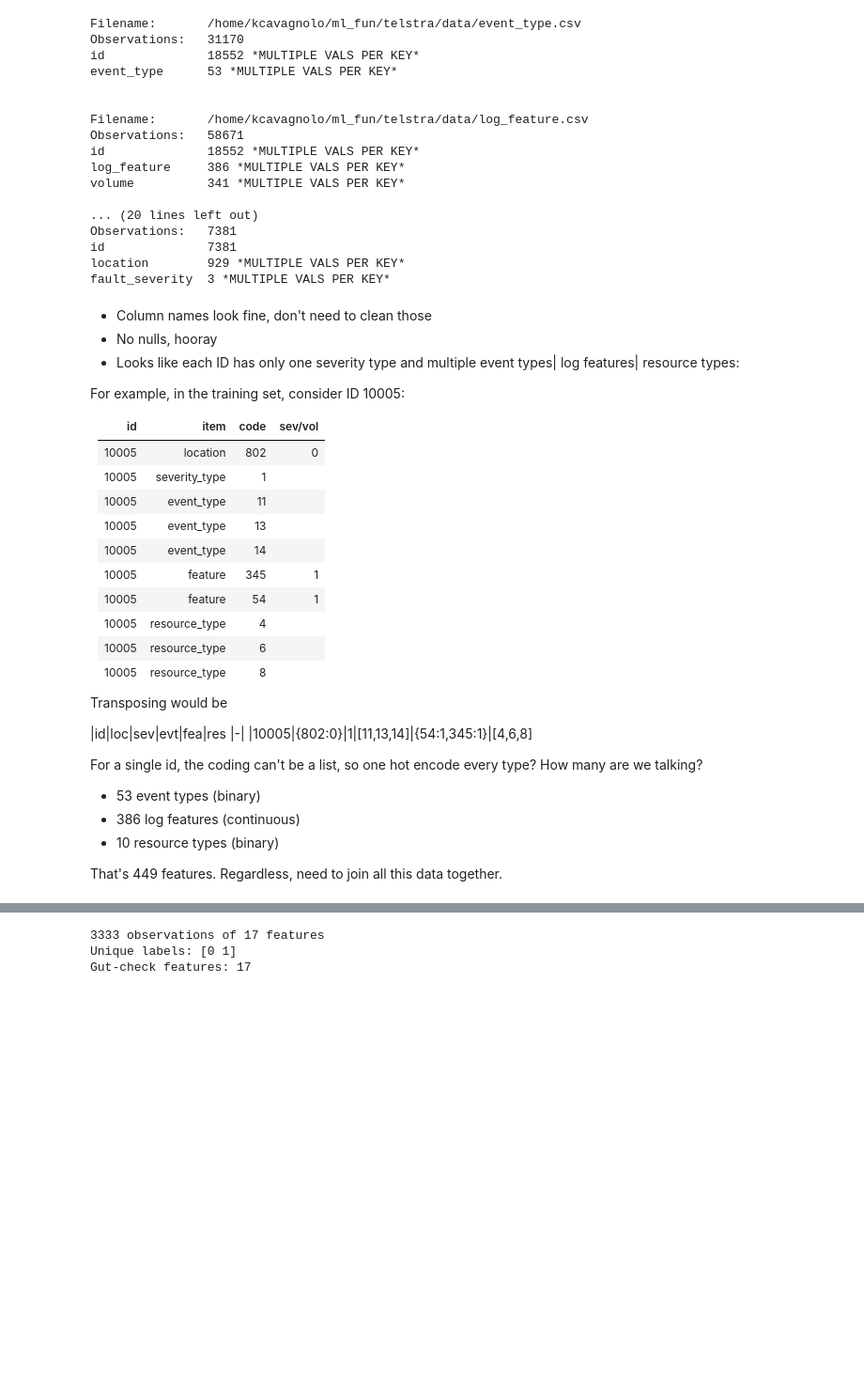
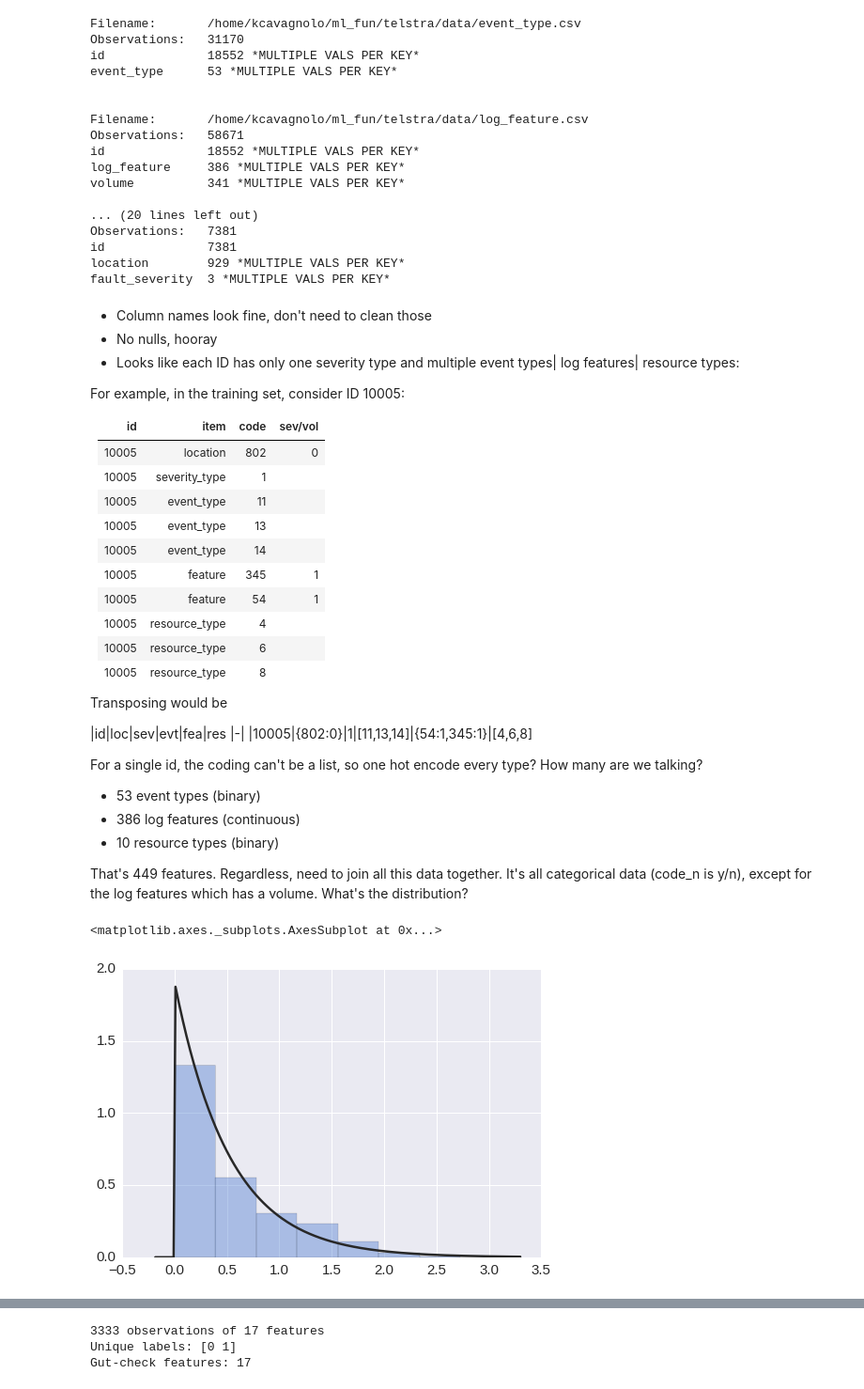
Before and after one commit to abiraja2004/ml_fun, a Jupyter notebook: telstra/notes.ipynb, the cells around one changed output, grey strips where cells are left out. Shown at 94% size. Drawn from its saved outputs; the diff is of its cells as text; code cells hidden in the pictures; blank space fills up the shorter version.

```diff
--- a/telstra/notes.ipynb
+++ b/telstra/notes.ipynb
@@ -170,4 +170,11 @@ For a single id, the coding can't be a list, so one hot encode every type? How m
 * 386 log features (continuous)
 * 10 resource types (binary)
 
-That's 449 features. Regardless, need to join all this data together.
+That's 449 features. Regardless, need to join all this data together. It's all categorical data (code_n is y/n), except for the log features which has a volume. What's the distribution?
+# %%
+df = pd.read_csv('/home/kcavagnolo/ml_fun/telstra/data/log_feature.csv')
+x = np.log10(df['volume'][(df.volume > 0)].values)
+sns.distplot(x, bins=8, kde=False, fit=stats.expon)
+# %% [output]
+<matplotlib.axes._subplots.AxesSubplot at 0x...>
+[figure, added]
```
Also changed, not shown: parts of 6 cells of this notebook, 3 other files.
